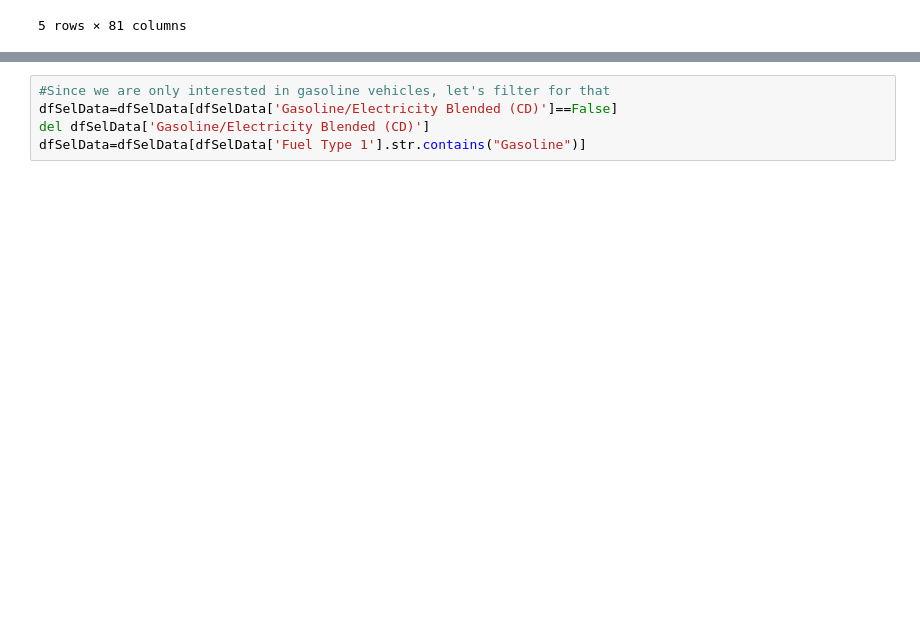
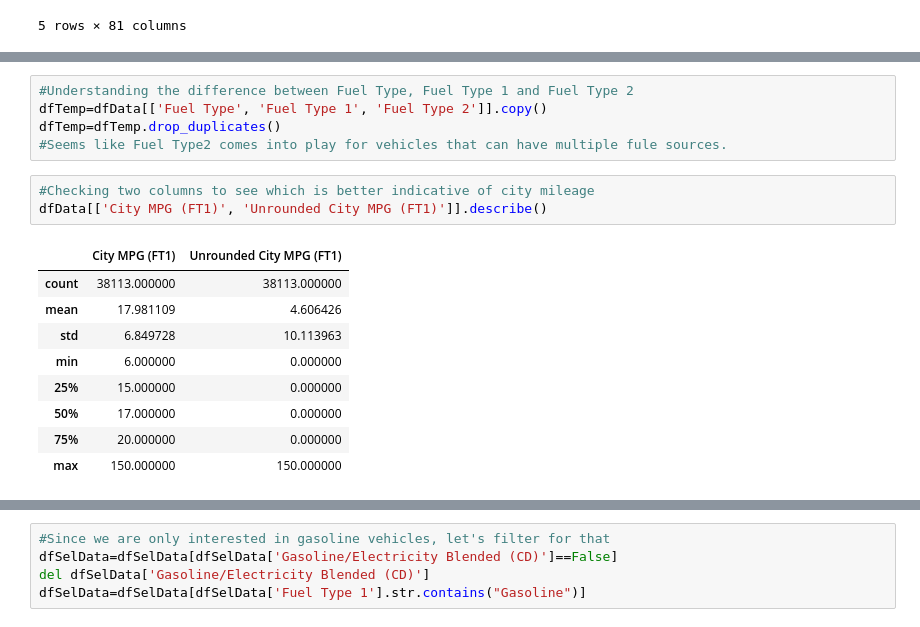
Before and after one commit to sandheepsebastain/gasoline-vehicle-study, a Jupyter notebook: Study of Gasoline Vehicles.ipynb, the cells around one changed output, grey strips where cells are left out. Saved outputs shown, nothing was run; the diff lists cells and outputs as text; blank space fills up the shorter version.

```diff
--- a/Study of Gasoline Vehicles.ipynb
+++ b/Study of Gasoline Vehicles.ipynb
@@ -40,0 +66,18 @@ Index(['Vehicle ID', 'Year', 'Make', 'Model', 'Class', 'Drive', 'Transmission',
+# %%
+#Understanding the difference between Fuel Type, Fuel Type 1 and Fuel Type 2
+dfTemp=dfData[['Fuel Type', 'Fuel Type 1', 'Fuel Type 2']].copy()
+dfTemp=dfTemp.drop_duplicates()
+#Seems like Fuel Type2 comes into play for vehicles that can have multiple fule sources.
+# %%
+#Checking two columns to see which is better indicative of city mileage
+dfData[['City MPG (FT1)', 'Unrounded City MPG (FT1)']].describe()
+# %% [output]
+|  | City MPG (FT1) | Unrounded City MPG (FT1) |
+| count | 38113.000000 | 38113.000000 |
+| mean | 17.981109 | 4.606426 |
+| std | 6.849728 | 10.113963 |
+| min | 6.000000 | 0.000000 |
+| 25% | 15.000000 | 0.000000 |
+| 50% | 17.000000 | 0.000000 |
+| 75% | 20.000000 | 0.000000 |
+| max | 150.000000 | 150.000000 |
```
Also changed, not shown: parts of 36 cells of this notebook.
